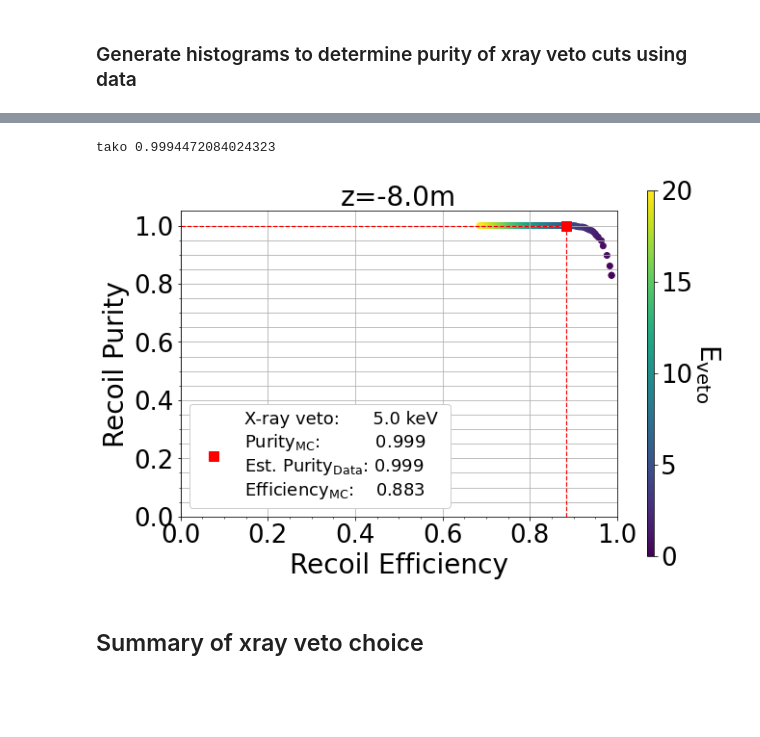
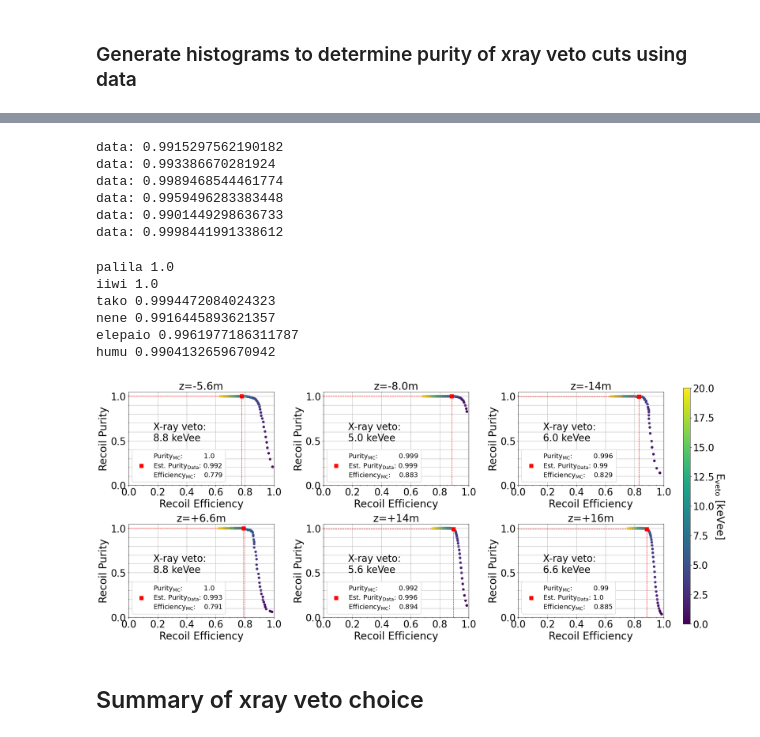
Before and after one commit to jschuel/jeff_workspace, a Jupyter notebook: analysis/phase3/with_sim/Calibrations_and_angular_analysis_final.ipynb, the cells around one changed output, grey strips where cells are left out. Saved outputs shown, nothing was run; the diff lists cells and outputs as text; code cells hidden in the pictures; blank space fills up the shorter version.

```diff
--- a/analysis/phase3/with_sim/Calibrations_and_angular_analysis_final.ipynb
+++ b/analysis/phase3/with_sim/Calibrations_and_angular_analysis_final.ipynb
@@ -130,8 +130,8 @@ ys = np.array([0,40,800])
 fit = np.polyfit(xs,ys,2)
 for i, tpc in enumerate(tpcs):
     plt.subplot(3,2,i+1)
-    plt.plot(MC[tpc].loc[MC[tpc]['is_recoil']==0]['new_length'], MC[tpc].loc[MC[tpc]['is_recoil']==0]['reco_energy'],'o', markersize = 2, label = 'MC recoil')
-    plt.plot(MC[tpc].loc[MC[tpc]['is_recoil']==1]['new_length'], MC[tpc].loc[MC[tpc]['is_recoil']==1]['reco_energy'],'o', markersize = 2, label = 'Not MC recoil')
+    plt.plot(MC[tpc].loc[MC[tpc]['is_recoil']==0]['new_length'], MC[tpc].loc[MC[tpc]['is_recoil']==0]['reco_energy'],'o', markersize = 2, label = 'Not MC recoil')
+    plt.plot(MC[tpc].loc[MC[tpc]['is_recoil']==1]['new_length'], MC[tpc].loc[MC[tpc]['is_recoil']==1]['reco_energy'],'o', markersize = 2, label = 'MC recoil')
     #plt.plot(MC[tpc].loc[MC[tpc]['PDG']==11]['new_length'], MC[tpc].loc[MC[tpc]['PDG']==11]['reco_energy'],'o', markersize = 2, label = 'Truth electron')
     #plt.plot(MC[tpc].loc[MC[tpc]['PDG']>1e9]['new_length'], MC[tpc].loc[MC[tpc]['PDG']>1e9]['reco_energy'],'o', markersize = 2, label = 'Truth recoil')
     plt.plot(fit[0]*x**2+fit[1]*x+fit[2])
@@ -149,10 +149,14 @@ plt.figure(figsize = (12,12))
 xs = np.array([1600,3000,15000])
 ys = np.array([0,40,800])
 fit = np.polyfit(xs,ys,2)
-crit = {'palila': 9, 'tako': 4.6,'elepaio': 6.4, 'iiwi': 8.8,'nene': 5.6, 'humu': 6.4}
+crit = {'palila': 9, 'tako': 4.6,'elepaio': 6.4, 'iiwi': 8.8,'nene': 5.6, 'humu': 6.6}
 for i, tpc in enumerate(tpcs):
+    if tpc == 'humu':
+        xs = np.array([1600,3000,15000])
+        ys = np.array([0,25,450])
+        fit = np.polyfit(xs,ys,2)
     plt.subplot(3,2,i+1)
-    plt.plot(data[tpc]['new_length'], data[tpc]['track_energy'],'o', markersize = 2)
+    plt.plot(data[tpc].loc[data[tpc]['is_recoil']==1]['new_length'], data[tpc].loc[data[tpc]['is_recoil']==1]['track_energy'],'o', markersize = 2)
     plt.plot(fit[0]*x**2+fit[1]*x+fit[2])
     plt.hlines(crit[tpc],0,2000, color = 'red')
     plt.xlim(0,8000)
@@ -368,7 +372,7 @@ x = np.array([1600,3000,15000])
 y = np.array([0,40,800])
 
 x_plt = np.linspace(0,10000,10001)
-crit = {'palila': 8.8, 'iiwi': 8.8, 'tako': 5, 'nene': 5.6, 'elepaio': 6, 'humu': 6.2}
+crit = {'palila': 8.8, 'iiwi': 8.8, 'tako': 5, 'nene': 5.6, 'elepaio': 6, 'humu': 6.6}
 #crit = {'palila': 9.0, 'iiwi': 8.8, 'tako': 4.6, 'nene': 5.6, 'elepaio': 6.4, 'humu': 6.4}
 pos = {'palila': 'z=-5.6m', 'iiwi': 'z=+6.6m', 'tako': 'z=-8.0m', 'nene': 'z=+14m', 'elepaio': 'z=-14m', 'humu': 'z=+16m'}
 for tpc in ['palila', 'iiwi', 'tako', 'nene', 'elepaio', 'humu']:
@@ -623,7 +627,7 @@ for tpc in ['tako']:
         a#x[0,2].plot(MC[tpc].loc[(MC[tpc]['PDG']==1000020030) & (MC[tpc]['VRC_id']>0)]['new_length'],MC[tpc].loc[(MC[tpc]['PDG']==1000020030)& (MC[tpc]['VRC_id']>0)]['reco_energy'],'o',markersize = 6, color = 'red', alpha = 1,label = 'MC He-recoils')
         #ax[0,0].plot(MC[tpc].loc[(MC[tpc]['PDG']<1000020030) & (MC[tpc]['PDG']!=11)& (MC[tpc]['VRC_id']>0)]['new_length'],MC[tpc].loc[(MC[tpc]['PDG']<1000020030) & (MC[tpc]['PDG']!=11)& (MC[tpc]['VRC_id']>0)]['reco_energy'],'o',markersize = 4, alpha = 0.5,label = 'MC Other')
         ax[0,0].text(17000, 46*1000/60,'(i)',size=32)
-        ax[0,0].set_ylabel(r'Energy [keV]')
+        ax[0,0].set_ylabel(r'Energy [keVee]')
         ax[0,0].set_xlabel(r'Length [$\mu$m]')
         ax[0,0].hlines(crit[tpc],0,x_crit[tpc], color = 'red', lw=4, linestyle = '-', label = ' Recoil cutoff \n boundary',zorder=1e9)
         ax[0,0].plot(data[tpc]['new_length'], data[tpc]['track_energy'], 'o', markersize = 2, alpha = 0.5, label = 'Data', color = 'tab:blue')
@@ -656,7 +660,7 @@ for tpc in ['tako']:
         ax[0,2].fill_between(np.array([xedge[loc], xedge[loc+1]]), 0, ym, alpha = 0.5, color = 'tab:orange')
         ax[0,2].set_ylim(0,60)
         ax[0,2].set_xlim(0,xm*.4)
-        ax[0,2].set_ylabel(r'Energy [keV]')
+        ax[0,2].set_ylabel(r'Energy [keVee]')
         ax[0,2].set_xlabel(r'Length [$\mu$m]')
         ax[0,2].legend(loc = 'upper right',framealpha = 1)
         ax[0,2].grid(which='major')
@@ -678,7 +682,7 @@ for tpc in ['tako']:
         ax[1,2].set_yticks([0,3,6,9])
         ax[1,2].xaxis.set_minor_locator(AutoMinorLocator())
         ax[1,2].set_xlabel(r'Length [$\mu$m]')
-        ax[1,2].set_ylabel('E [keV]')
+        ax[1,2].set_ylabel('E [keVee]')
         ax[1,2].legend(loc='lower right', bbox_to_anchor=(0.92, 0.7),ncol = 3,framealpha = 1)
         ax[1,2].grid(which = 'major')
 
@@ -701,6 +701,13 @@ for tpc in tpcs:
 #e_leak_MC_df = pd.DataFrame(e_leak_MC[tpc])
 #e_leak_MC_df.columns = ['val']
 #print('MC: %s'%(1-(e_leak_MC_df['val'].loc[e_leak_MC_df['val'].index.isin(tmp)].dropna().sum()/len(MC[tpc].loc[(MC[tpc]['is_recoil']==1)&(MC[tpc]['new_length']<=3000)&(MC[tpc]['new_length']>900)]))))
+# %% [output]
+data: 0.9915297562190182
+data: 0.993386670281924
+data: 0.9989468544461774
+data: 0.9959496283383448
+data: 0.9901449298636733
+data: 0.9998441991338612
 # %%
 e_leak
 # %%
@@ -712,47 +719,53 @@ for tpc in tpcs:
 
 #crit = {'palila': 9.0, 'iiwi': 8.8, 'tako': 4.6, 'nene': 5.6, 'elepaio': 6.4, 'humu': 6.4} #actual chosen veto
 #crit2 = {'palila': 4.8, 'iiwi': 3.8, 'tako': 2.0, 'nene': 4.6, 'elepaio': 3.6, 'humu': 4.2} #MC predicted veto
-crit = {'palila': 8.8, 'iiwi': 8.8, 'tako': 5.0, 'nene': 5.6, 'elepaio': 6.0, 'humu': 6.2}
+crit = {'palila': 8.8, 'iiwi': 8.8, 'tako': 5.0, 'nene': 5.6, 'elepaio': 6.0, 'humu': 6.6}
 plt.rc('legend', fontsize=18)
 plt.rc('xtick', labelsize=26)
 plt.rc('ytick', labelsize=26)
 plt.rc('axes', labelsize=28)
 plt.rc('axes', titlesize=28)
-fig, ax = plt.subplots(nrows = 1, ncols = 1, figsize = (8,6))
+fig, ax = plt.subplots(nrows = 2, ncols = 3, figsize = (22,10))
 i=1
-pos = ['z=-8.0m']
-axs = [ax]
-for tpc in ['tako']:
+pos = ['z=-5.6m', 'z=+6.6m', 'z=-8.0m', 'z=+14m', 'z=-14m', 'z=+16m']
+axs = [ax[0,0], ax[1,0], ax[0,1], ax[1,1], ax[0,2], ax[1,2]]
+for tpc in ['palila', 'iiwi', 'tako', 'nene', 'elepaio', 'humu']:
     df = pd.DataFrame()
     df['E'] = E
     df['purity'] = purity[tpc]
     df['efficiency'] = efficiency[tpc]
     #print(df.loc[np.abs(df['E']-crit[tpc])<0.0001].iloc[0])
     #plt.subplot(3,2,i)
     c=axs[i-1].scatter(efficiency[tpc],purity[tpc],c=E)#,norm=matplotlib.colors.LogNorm(vmin = 1, vmax = 20))
-    axs[i-1].plot(df.loc[np.abs(df['E']-crit[tpc])<0.0001]['efficiency'].iloc[0],df.loc[np.abs(df['E']-crit[tpc])<0.0001]['purity'].iloc[0],'s',markersize = 10,color = 'red',label='X-ray veto:      %s keV \nPurity$_\mathrm{MC}$:          %s \nEst. Purity$_\mathrm{Data}$: %s\nEfficiency$_\mathrm{MC}$:    %s'%(round(crit[tpc],2),round(df.loc[np.abs(df['E']-crit[tpc])<0.0001]['purity'].iloc[0],3),round(1-(pd.Series(e_leak[tpc]).dropna().sum()/len(data[tpc].loc[(data[tpc]['track_energy']>crit[tpc])&(data[tpc]['is_recoil']==1)&(data[tpc]['new_length']<=4000)])),3),round(df.loc[np.abs(df['E']-crit[tpc])<0.0001]['efficiency'].iloc[0],3)))
+    axs[i-1].plot(df.loc[np.abs(df['E']-crit[tpc])<0.0001]['efficiency'].iloc[0],df.loc[np.abs(df['E']-crit[tpc])<0.0001]['purity'].iloc[0],'s',markersize = 10,color = 'red',label='Purity$_\mathrm{MC}$:          %s \nEst. Purity$_\mathrm{Data}$: %s\nEfficiency$_\mathrm{MC}$:    %s'%(round(df.loc[np.abs(df['E']-crit[tpc])<0.0001]['purity'].iloc[0],3),round(1-(pd.Series(e_leak[tpc]).dropna().sum()/len(data[tpc].loc[(data[tpc]['track_energy']>crit[tpc])&(data[tpc]['is_recoil']==1)&(data[tpc]['new_length']<=4000)])),3),round(df.loc[np.abs(df['E']-crit[tpc])<0.0001]['efficiency'].iloc[0],3)))
     #axs[i-1].plot(df.loc[np.abs(df['E']-crit2[tpc])<0.0001]['efficiency'].iloc[0],df.loc[np.abs(df['E']-crit2[tpc])<0.0001]['purity'].iloc[0],'s',markersize = 6,color = 'magenta',label='MC Predicted X-ray Veto: %s keV'%(round(crit2[tpc],2)))
     axs[i-1].hlines(df.loc[np.abs(df['E']-crit[tpc])<0.0001]['purity'].iloc[0], 0,df.loc[np.abs(df['E']-crit[tpc])<0.0001]['efficiency'].iloc[0],linestyle='--',lw = 1.2, color = 'red')
     print(tpc, df.loc[np.abs(df['E']-crit[tpc])<0.0001]['purity'].iloc[0])
     axs[i-1].vlines(df.loc[np.abs(df['E']-crit[tpc])<0.0001]['efficiency'].iloc[0], 0,df.loc[np.abs(df['E']-crit[tpc])<0.0001]['purity'].iloc[0],linestyle='--',lw = 1.2, color = 'red')
     axs[i-1].set_xlabel('Recoil Efficiency')
     axs[i-1].set_ylabel('Recoil Purity')
     axs[i-1].set_xlim(0,1)
     axs[i-1].set_ylim(0,1.05)
     axs[i-1].set_xticks([0,0.2,0.4,0.6,0.8,1.0])
     axs[i-1].xaxis.set_minor_locator(AutoMinorLocator())
     axs[i-1].yaxis.set_minor_locator(AutoMinorLocator())
     axs[i-1].set_title(pos[i-1])
+    axs[i-1].text(0.17,0.5,'X-ray veto:\n%s keVee'%round(crit[tpc],2),size = 26)
     axs[i-1].legend(loc='lower left', framealpha = 1)
     axs[i-1].grid(axis = 'x')
     axs[i-1].grid(axis = 'y', which = 'both')
     i+=1
 cbar_ax = fig.add_axes([1, 0.08, 0.012, 0.88])
-fig.colorbar(c,cax=cbar_ax).set_label(r'$E_{veto}$',rotation=270,labelpad=30)
+fig.colorbar(c,cax=cbar_ax).set_label(r'$E_{veto}$ [keVee]',rotation=270,labelpad=30)
 fig.subplots_adjust(right=0.6)
 plt.tight_layout()
-plt.savefig("just_nene.jpg", dpi = 200, bbox_inches='tight')
+plt.savefig("test.jpg", dpi = 200, bbox_inches='tight')
 plt.show()
 # %% [output]
+palila 1.0
+iiwi 1.0
 tako 0.9994472084024323
+nene 0.9916445893621357
+elepaio 0.9961977186311787
+humu 0.9904132659670942
-[figure, old version]
+[figure, new version]
```
Also changed, not shown: parts of 25 cells of this notebook, 13 other files.
